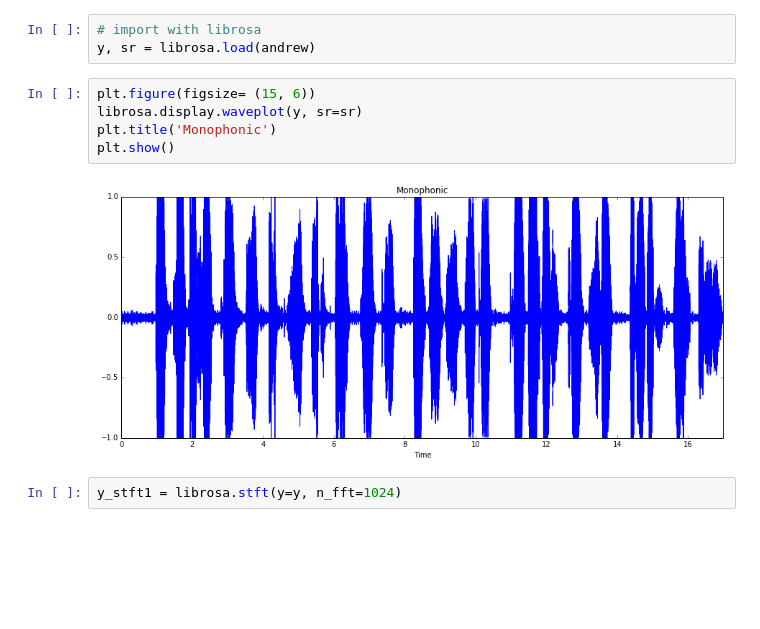
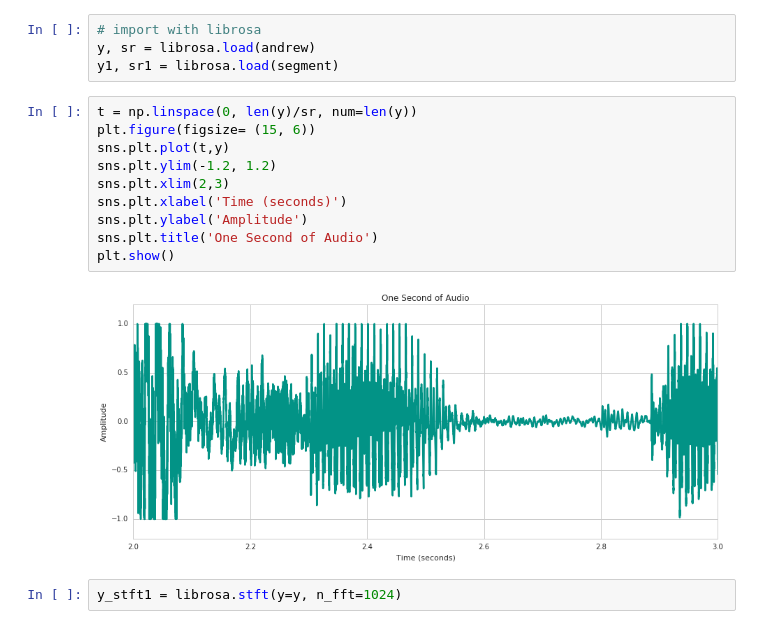
Before and after one commit to AKBoles/Voice-Identification, a Jupyter notebook: MFCC Step By Step.ipynb, the cells around one changed output. Drawn from its saved outputs; the diff is of its cells as text; blank space fills up the shorter version.

```diff
--- a/MFCC Step By Step.ipynb
+++ b/MFCC Step By Step.ipynb
@@ -22,12 +27,18 @@ andrew = 'audio_samples/andrew.wav'
 # %%
 # import with librosa
 y, sr = librosa.load(andrew)
+y1, sr1 = librosa.load(segment)
-# %%
-plt.figure(figsize= (15, 6))
-librosa.display.waveplot(y, sr=sr)
-plt.title('Monophonic')
-plt.show()
-# %% [output]
-[figure, removed]
+# %%
+t = np.linspace(0, len(y)/sr, num=len(y))
+plt.figure(figsize= (15, 6))
+sns.plt.plot(t,y)
+sns.plt.ylim(-1.2, 1.2)
+sns.plt.xlim(2,3)
+sns.plt.xlabel('Time (seconds)')
+sns.plt.ylabel('Amplitude')
+sns.plt.title('One Second of Audio')
+plt.show()
+# %% [output]
+[figure, added]
 # %%
 y_stft1 = librosa.stft(y=y, n_fft=1024)
```
Also changed, not shown: parts of 4 cells of this notebook, 9 other files.
